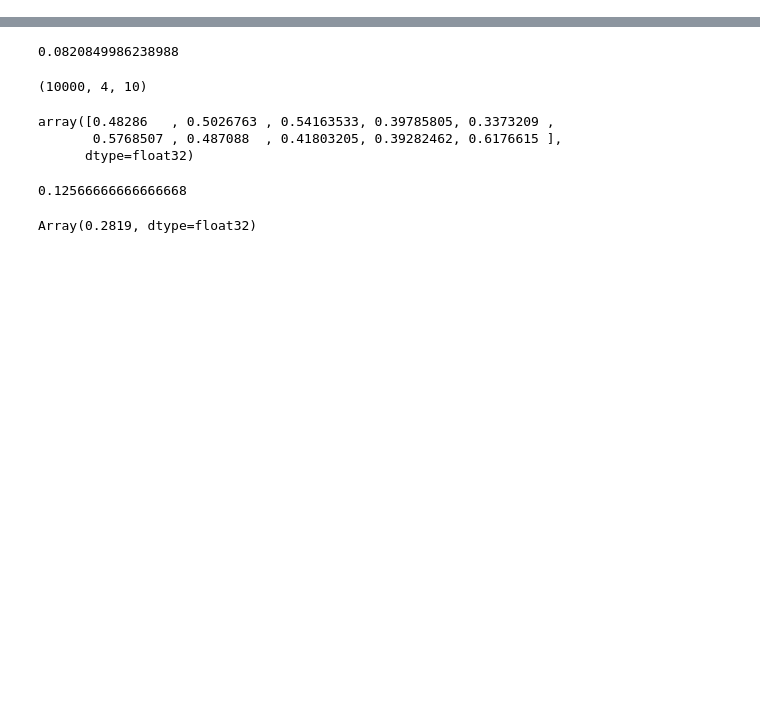
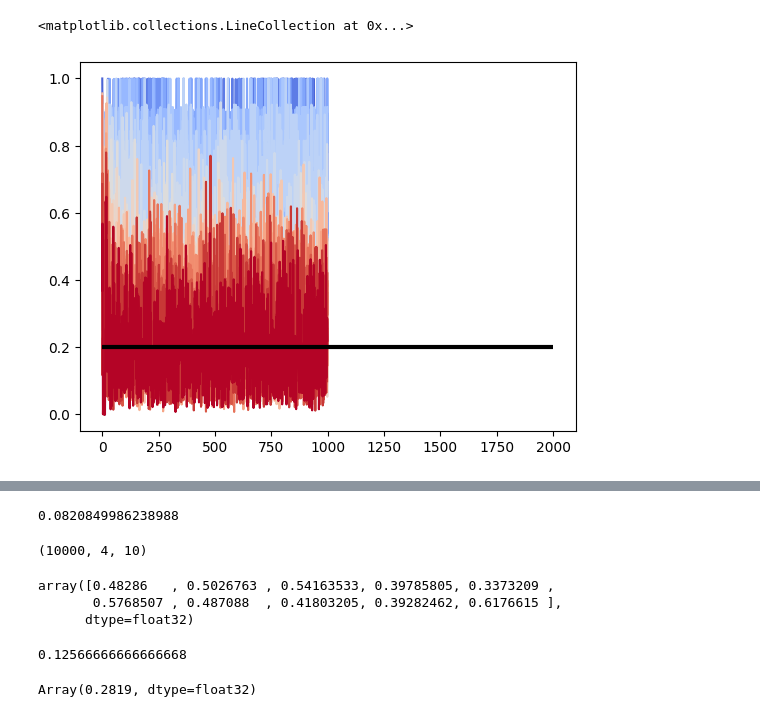
Before and after one commit to lclaeys/discs-thesis, a Jupyter notebook: discs/results/inspect_results.ipynb, the cells around one changed output, grey strips where cells are left out. Drawn from its saved outputs; the diff is of its cells as text; code cells hidden in the pictures; blank space fills up the shorter version.

```diff
--- a/discs/results/inspect_results.ipynb
+++ b/discs/results/inspect_results.ipynb
@@ -133,0 +174,8 @@ array([   43.000004, -7706.0293  , -7154.468   ,    41.000004,
+# %%
+experiment_name = 'replica exchange (20 replicas)'
+experiment_folder = 'mis/path_auxiliary_ertest_re_10k20_big'
+with open(f'{experiment_folder}/{experiment_name}/swap_probs.pkl', 'rb') as file:
+    # Load the object from the file
+    swap_probs=pickle.load(file)
+
+swap_probs = swap_probs['array']
@@ -133,0 +186,10 @@ array([   43.000004, -7706.0293  , -7154.468   ,    41.000004,
+# %%
+num_colors = swap_probs.shape[1]
+colors = plt.cm.coolwarm(np.linspace(0, 1, num_colors))
+for i in range(num_colors):
+    plt.plot(swap_probs.mean(axis=[2,3,4])[:1000,i], color = colors[i])
+
+plt.hlines(0.2,0,2000,color='black',lw=3)
+# %% [output]
+<matplotlib.collections.LineCollection at 0x...>
+[figure, added]
```
Also changed, not shown: parts of 63 cells of this notebook, 6 other files.
